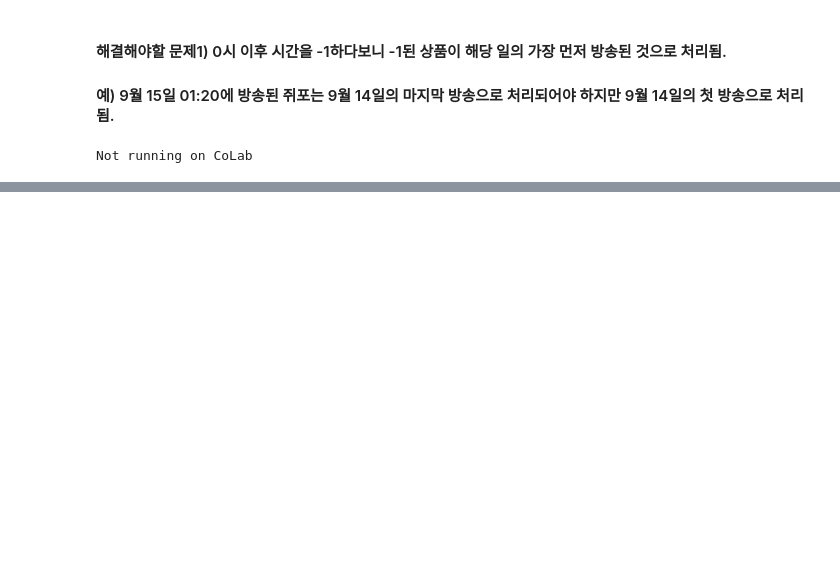
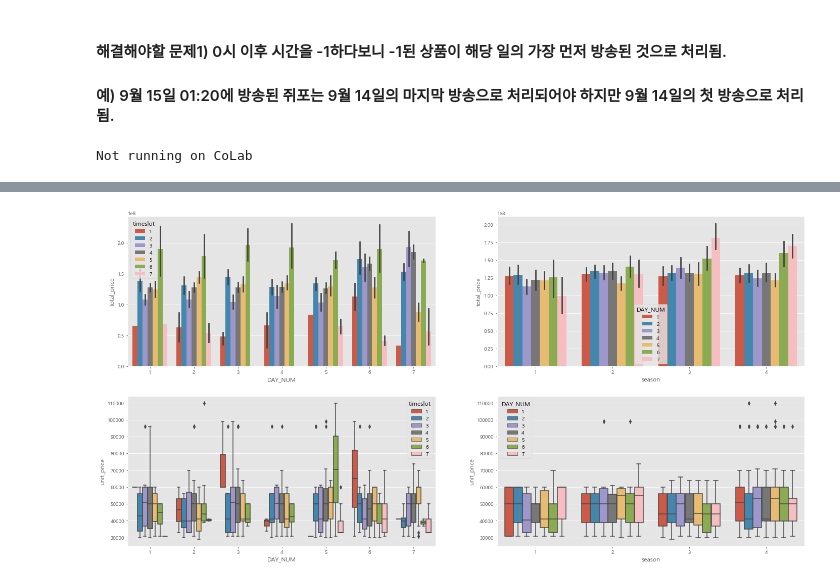
Before and after one commit to bombom93/bigcontest, a Jupyter notebook: EDA2_base_line.ipynb, the cells around one changed output, grey strips where cells are left out. Saved outputs shown, nothing was run; the diff lists cells and outputs as text; code cells hidden in the pictures; blank space fills up the shorter version.

```diff
--- a/EDA2_base_line.ipynb
+++ b/EDA2_base_line.ipynb
@@ -32,6 +32,4 @@ else:
 # %% [output]
 Not running on CoLab
 # %%
-sum_df[sum_df['HOUR'] == 0].HOUR = 24
-sum_df[sum_df['HOUR'] == 1].HOUR = 25
-sum_df[sum_df['HOUR'] == 2].HOUR = 26
+sum_df['HOUR'] = sum_df['HOUR'].replace(0,24).replace(1,25).replace(2,26)
@@ -96,0 +57,38 @@ sum_df
+# %%
+def split_df(df, feature ,interested_feature):
+    return df[df[feature] == interested_feature].reset_index(drop=True)
+# %%
+def year_timeslot(group):
+    row = 2
+    col = 2
+    f, ax = plt.subplots(row,col,figsize=(24,6 * row))
+
+    # 시간대와 요일
+    sns.barplot(x = 'DAY_NUM', y = 'total_price', data = split_df(sum_df,'p_group',group), hue = 'timeslot', ax = ax[0,0])
+    sns.boxplot(x = 'DAY_NUM', y = 'unit_price', data = split_df(sum_df,'p_group',group), hue = 'timeslot', ax = ax[1,0])
+
+    # 계절과 요일
+    sns.barplot(x = 'season', y = 'total_price', data = split_df(sum_df,'p_group', group), hue = 'DAY_NUM', ax = ax[0,1])
+    sns.boxplot(x = 'season', y = 'unit_price', data = split_df(sum_df,'p_group', group), hue = 'DAY_NUM', ax = ax[1,1])
+
+#     # 단가의 변화 추이 살펴보기
+#     sns.boxplot(x = 'DAY_NUM', y = 'unit_price', data = split_df(sum_df,'p_group', group), hue = 'timeslot', ax = ax[2,0])
+#     sns.boxplot(x = 'season', y = 'unit_price', data = split_df(sum_df,'p_group', group), hue = 'timeslot', ax = ax[2,1])
+
+def season_timeslot(group):
+    row = 4
+    col = 2
+    f, ax = plt.subplots(row,col,figsize=(20,6 * row))
+    # 시즌1의 매출
+    sns.barplot(x = 'DAY_NUM', y = 'total_price', data = split_df(split_df(sum_df,'p_group',group),'season',1), hue = 'timeslot', ax = ax[0,0])
+    sns.boxplot(x = 'DAY_NUM', y = 'unit_price', data = split_df(split_df(sum_df,'p_group',group),'season',1), hue = 'timeslot', ax = ax[1,0])
+    sns.barplot(x = 'DAY_NUM', y = 'total_price', data = split_df(split_df(sum_df,'p_group',group),'season',2), hue = 'timeslot', ax = ax[0,1])
+    sns.boxplot(x = 'DAY_NUM', y = 'unit_price', data = split_df(split_df(sum_df,'p_group',group),'season',2), hue = 'timeslot', ax = ax[1,1])
+    sns.barplot(x = 'DAY_NUM', y = 'total_price', data = split_df(split_df(sum_df,'p_group',group),'season',3), hue = 'timeslot', ax = ax[2,0])
+    sns.boxplot(x = 'DAY_NUM', y = 'unit_price', data = split_df(split_df(sum_df,'p_group',group),'season',3), hue = 'timeslot', ax = ax[3,0])
+    sns.barplot(x = 'DAY_NUM', y = 'total_price', data = split_df(split_df(sum_df,'p_group',group),'season',4), hue = 'timeslot', ax = ax[2,1])
+    sns.boxplot(x = 'DAY_NUM', y = 'unit_price', data = split_df(split_df(sum_df,'p_group',group),'season',4), hue = 'timeslot', ax = ax[3,1])
+# %%
+year_timeslot('농수축')
+# %% [output]
+[figure, added]
```
Also changed, not shown: parts of 35 cells of this notebook, 5 other files.
